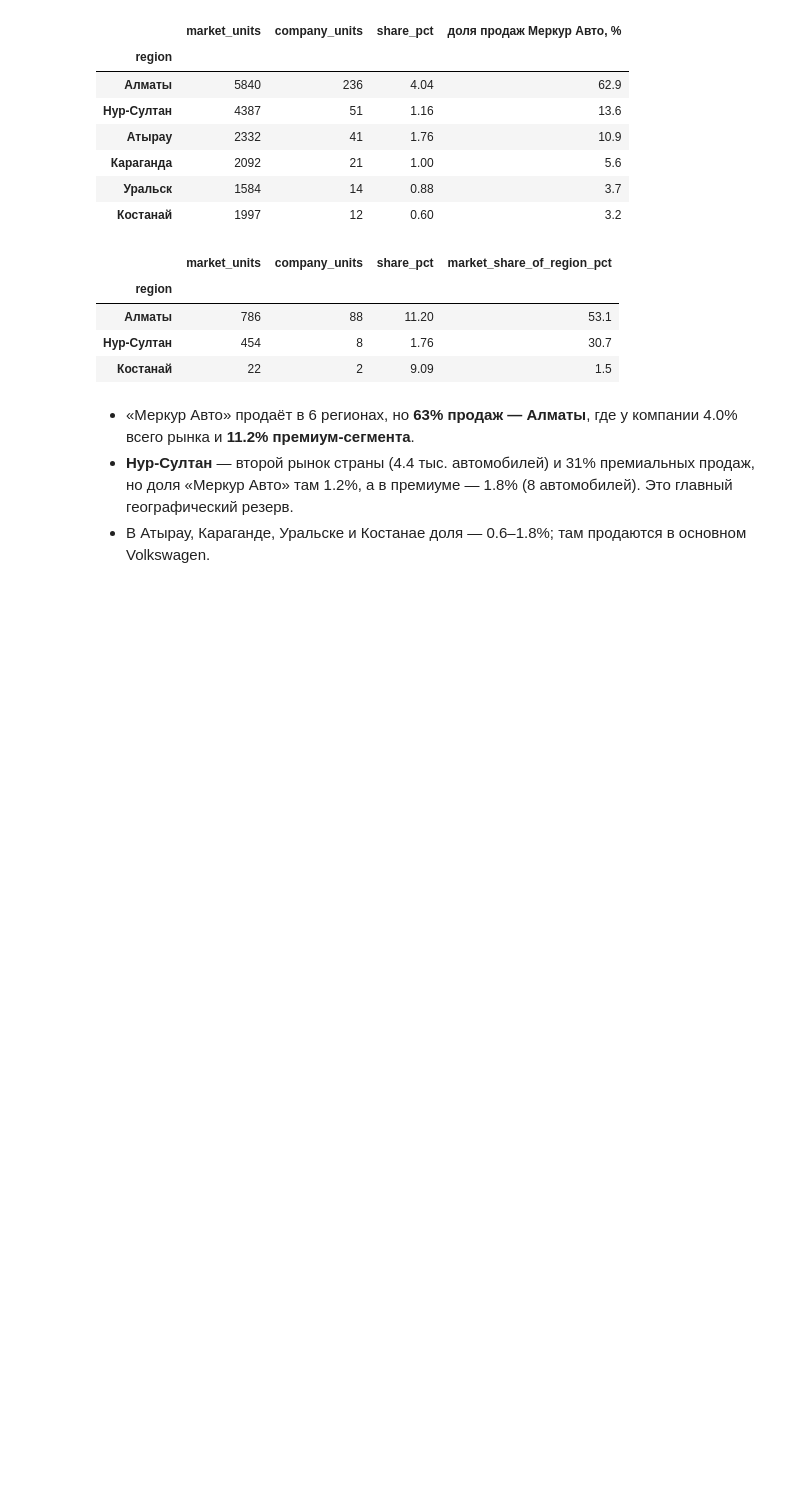
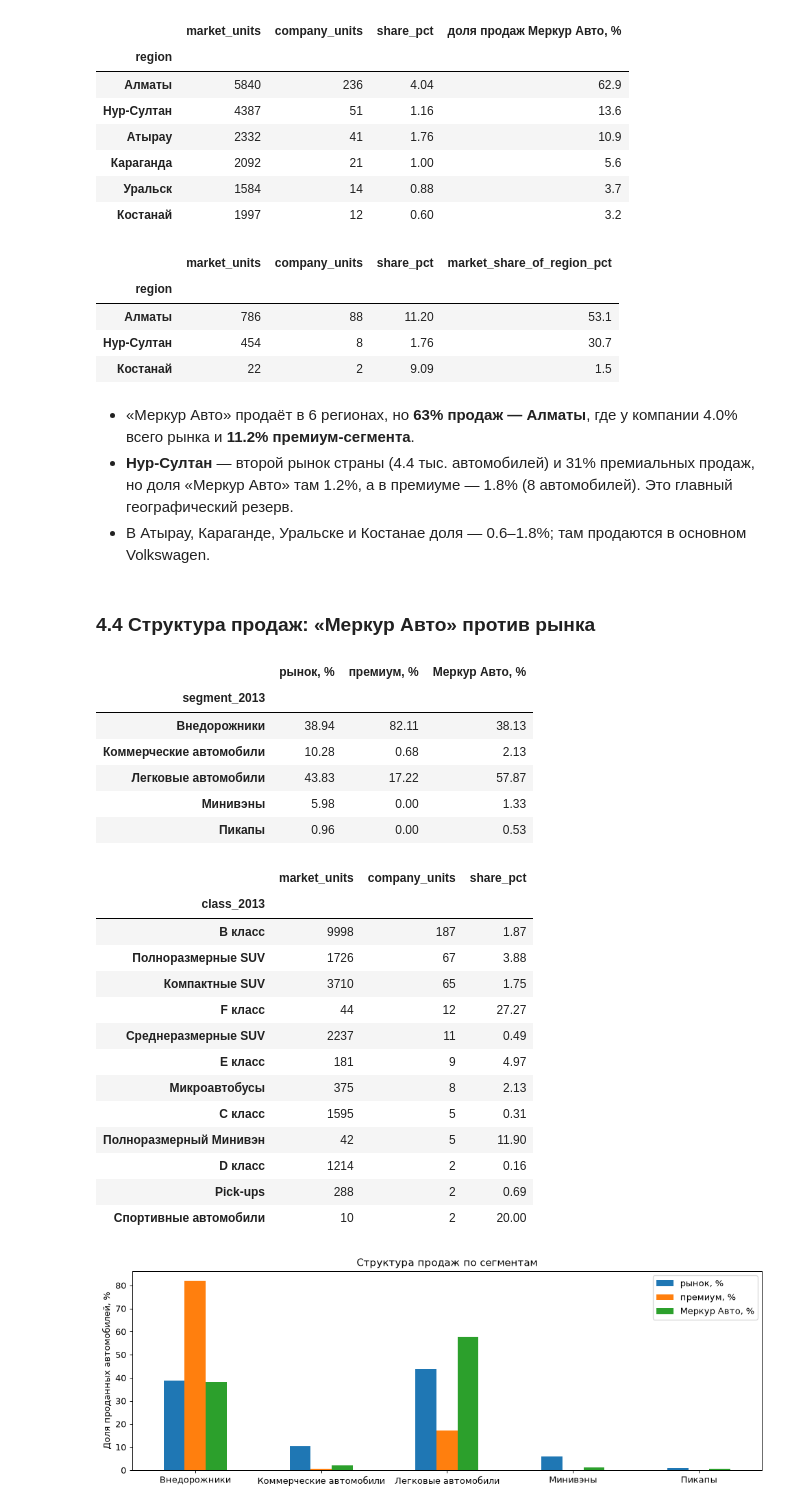
Before and after one commit to radif-ru/kz-auto-market, a Jupyter notebook: notebooks/kz-auto-market.ipynb, the cells around one changed output. Cells and saved outputs as stored; diff of their text form; code cells hidden in the pictures; blank space fills up the shorter version.

Commit message:
feat: compare sales structure and list strengths, weaknesses and solutions

```diff
--- a/notebooks/kz-auto-market.ipynb
+++ b/notebooks/kz-auto-market.ipynb
@@ -908,3 +908,44 @@ premium_regions
   (8 автомобилей). Это главный географический резерв.
 - В Атырау, Караганде, Уральске и Костанае доля — 0.6–1.8%; там продаются в
   основном Volkswagen.
+# %% [markdown]
+### 4.4 Структура продаж: «Меркур Авто» против рынка
+# %%
+groups = {'рынок': domestic, 'премиум': premium, 'Меркур Авто': mercur}
+structure = pd.DataFrame(
+    {
+        f'{name}, %': market.sales_summary(sales, 'segment_2013')['units_share_pct']
+        for name, sales in groups.items()
+    }
+).fillna(0)
+display(structure)
+display(market.company_share(domestic, MERCUR, 'class_2013'))
+ax = structure.plot(kind='bar', figsize=(11, 4), rot=0)
+ax.set_title('Структура продаж по сегментам')
+ax.set_ylabel('Доля проданных автомобилей, %')
+ax.set_xlabel('')
+plt.tight_layout()
+plt.show()
+# %% [output]
+|  | рынок, % | премиум, % | Меркур Авто, % |
+| segment_2013 |  |  |  |
+| Внедорожники | 38.94 | 82.11 | 38.13 |
+| Коммерческие автомобили | 10.28 | 0.68 | 2.13 |
+| Легковые автомобили | 43.83 | 17.22 | 57.87 |
+| Минивэны | 5.98 | 0.00 | 1.33 |
+| Пикапы | 0.96 | 0.00 | 0.53 |
+|  | market_units | company_units | share_pct |
+| class_2013 |  |  |  |
+| B класс | 9998 | 187 | 1.87 |
+| Полноразмерные SUV | 1726 | 67 | 3.88 |
+| Компактные SUV | 3710 | 65 | 1.75 |
+| F класс | 44 | 12 | 27.27 |
+| Среднеразмерные SUV | 2237 | 11 | 0.49 |
+| E класс | 181 | 9 | 4.97 |
+| Микроавтобусы | 375 | 8 | 2.13 |
+| C класс | 1595 | 5 | 0.31 |
+| Полноразмерный Минивэн | 42 | 5 | 11.90 |
+| D класс | 1214 | 2 | 0.16 |
+| Pick-ups | 288 | 2 | 0.69 |
+| Спортивные автомобили | 10 | 2 | 20.00 |
+[figure, added]
```
Also changed, not shown: parts of 8 cells of this notebook.
